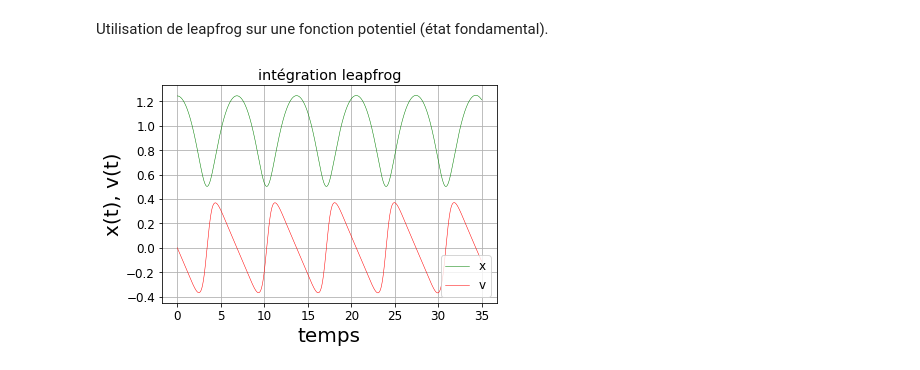
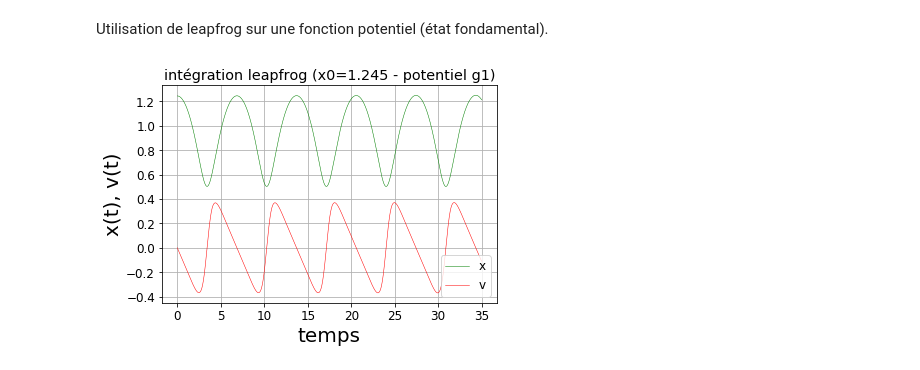
Before and after one commit to Yves-LEMEN/manip-fichiers, a Jupyter notebook: gestion fichiers.ipynb, the cells around one changed output. Saved outputs shown, nothing was run; the diff lists cells and outputs as text; code cells hidden in the pictures.

```diff
--- a/gestion fichiers.ipynb
+++ b/gestion fichiers.ipynb
@@ -177,34 +177,37 @@ def resoudre(x0,v0, Mm):
         x[i + 1] = x[i] + dtp*v[i + 1]
         if i!=0: k0=derivpot(x[i])
 
     return x,v
 
 
 
 x,v = resoudre(x0,v0,Mm)
 
 
 
 
 
 
 ###############################################################################
 # représentation graphique leapfrog
 rcParams["axes.grid"] = True
 rcParams['font.size'] = 12
 rcParams['axes.labelsize'] = 20
 figure()
 plt.plot(tp,x,'g',linewidth=0.5, label='x')
 plt.plot(tp,v,'r',linewidth=0.5, label='v')
 xlabel("temps")
 ylabel("x(t), v(t)")
-plt.title ("intégration leapfrog")
+
+titre1 = "intégration leapfrog (x0={} - potentiel g1)".format(x0)
+
+plt.title (titre1)
 plt.legend(loc='best', frameon= True)
 
 ###############################################################################
 show()
 ###############################################################################
 # %% [output]
-[figure, old version]
+[figure, new version]
 # %% [markdown]
 L'encart ci-dessous est une tentative pour utiliser une fonction indexée dans le programme leapfrog.
```
Also changed, not shown: parts of 2 cells of this notebook.
